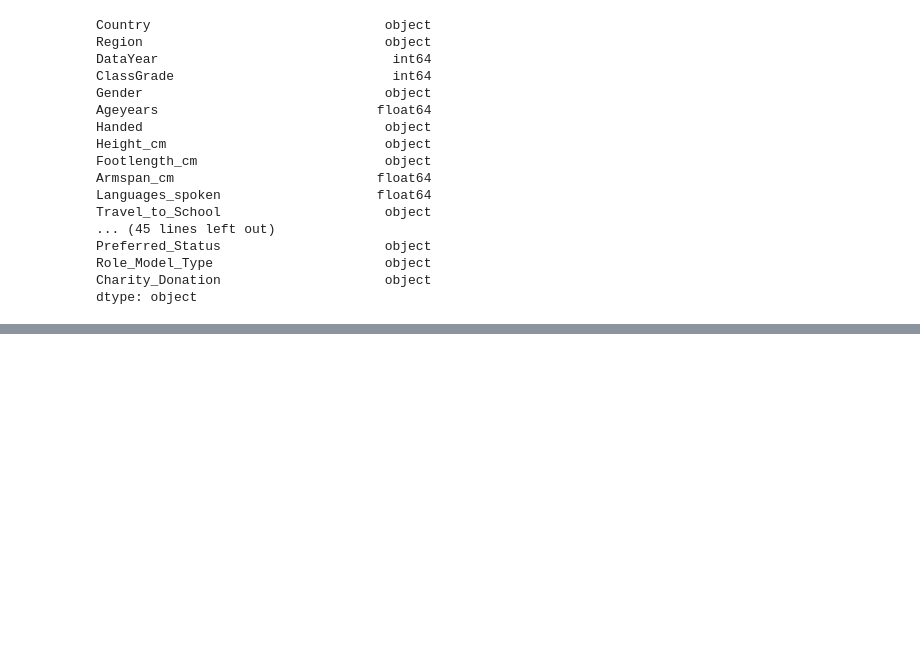
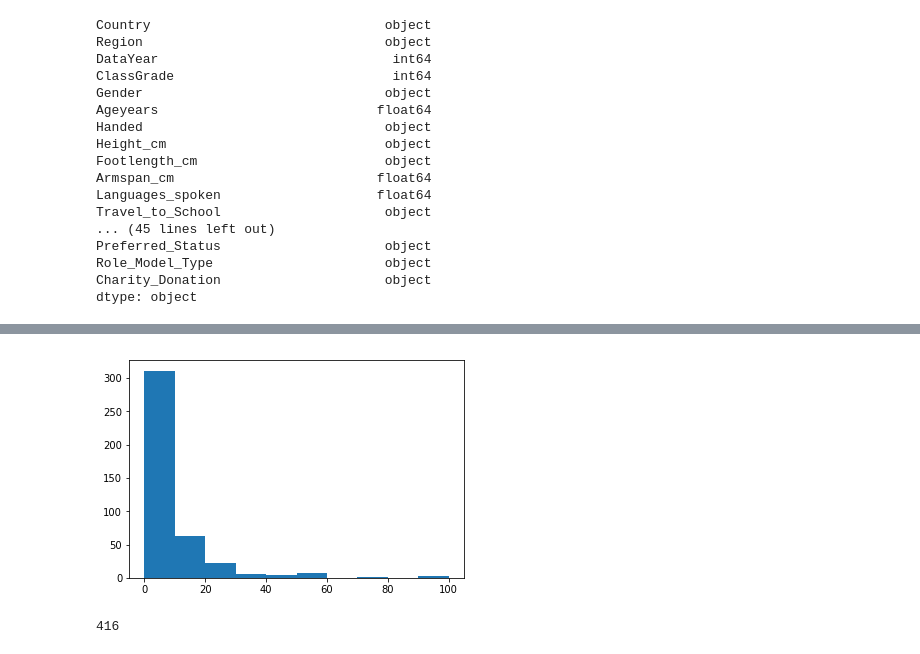
Before and after one commit to ellaedmonds/datascience, a Jupyter notebook: schooldata.ipynb, the cells around one changed output, grey strips where cells are left out. Cells and saved outputs as stored; diff of their text form; code cells hidden in the pictures; blank space fills up the shorter version.

```diff
--- a/schooldata.ipynb
+++ b/schooldata.ipynb
@@ -108,0 +163,10 @@ dtype: object
+# %%
+dfhours = dfhours.dropna()
+plt.hist(dfhours.tv)
+plt.show()
+# %% [output]
+[figure, added]
+# %%
+len(dfhours)
+# %% [output]
+416
```
Also changed, not shown: parts of 11 cells of this notebook.
